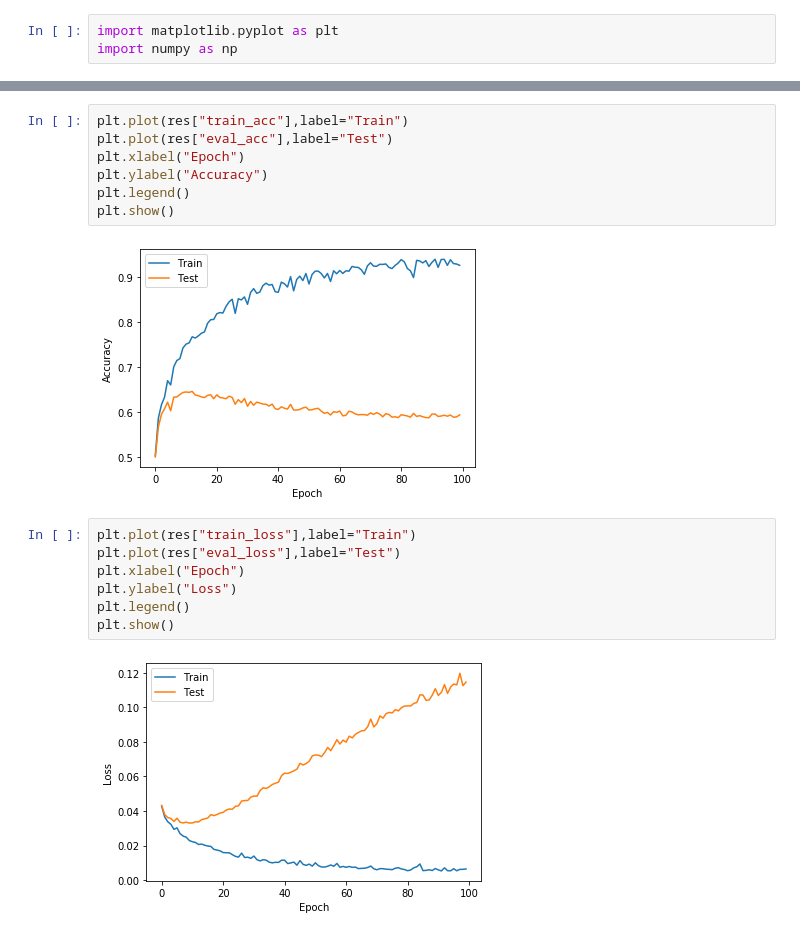
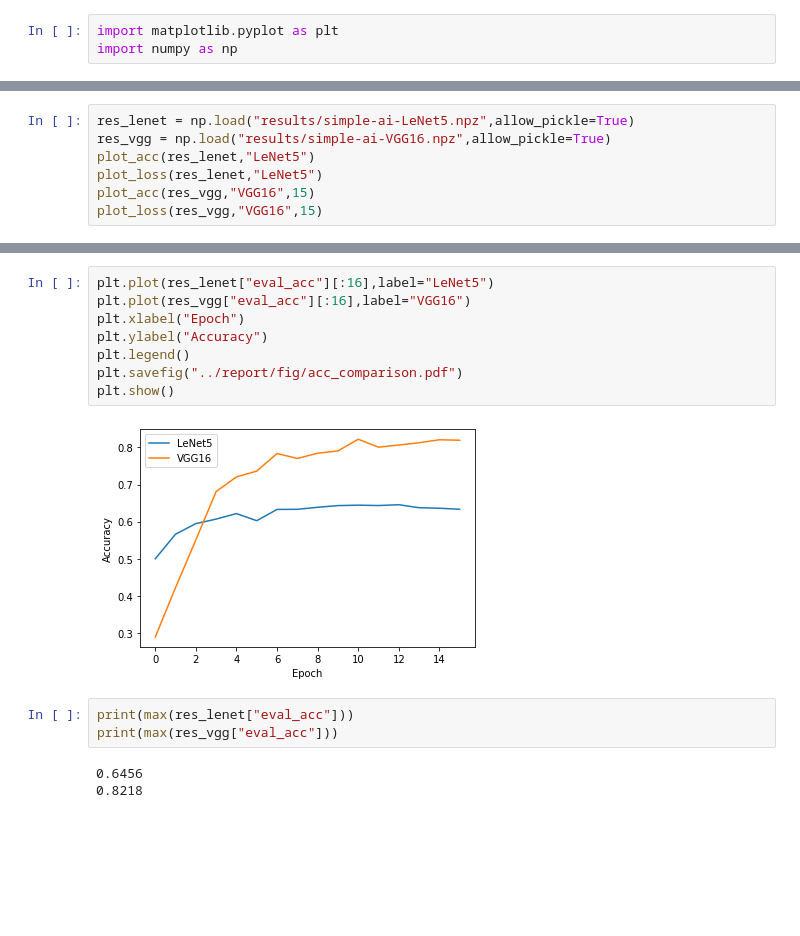
Before and after one commit to chhzh123/Assignments, a Jupyter notebook: DeepLearning/Lab04-Pytorch/code/plot.ipynb, the cells around one changed output, grey strips where cells are left out. Cells and saved outputs as stored; diff of their text form; blank space fills up the shorter version.

Commit message:
[DL] Update Lab04 - report

```diff
--- a/DeepLearning/Lab04-Pytorch/code/plot.ipynb
+++ b/DeepLearning/Lab04-Pytorch/code/plot.ipynb
@@ -5,0 +28,7 @@ res = np.load("results/simple-ai-lenet5.npz",allow_pickle=True)
+# %%
+res_lenet = np.load("results/simple-ai-LeNet5.npz",allow_pickle=True)
+res_vgg = np.load("results/simple-ai-VGG16.npz",allow_pickle=True)
+plot_acc(res_lenet,"LeNet5")
+plot_loss(res_lenet,"LeNet5")
+plot_acc(res_vgg,"VGG16",15)
+plot_loss(res_vgg,"VGG16",15)
@@ -6,18 +40,16 @@ res = np.load("results/simple-ai-lenet5.npz",allow_pickle=True)
 # %%
-plt.plot(res["train_acc"],label="Train")
-plt.plot(res["eval_acc"],label="Test")
+plt.plot(res_lenet["eval_acc"][:16],label="LeNet5")
+plt.plot(res_vgg["eval_acc"][:16],label="VGG16")
 plt.xlabel("Epoch")
 plt.ylabel("Accuracy")
 plt.legend()
+plt.savefig("../report/fig/acc_comparison.pdf")
 plt.show()
 # %% [output]
-[figure, old version]
+[figure, new version]
-# %%
-plt.plot(res["train_loss"],label="Train")
-plt.plot(res["eval_loss"],label="Test")
-plt.xlabel("Epoch")
-plt.ylabel("Loss")
-plt.legend()
-plt.show()
-# %% [output]
-[figure, removed]
+# %%
+print(max(res_lenet["eval_acc"]))
+print(max(res_vgg["eval_acc"]))
+# %% [output]
+0.6456
+0.8218
```
Also changed, not shown: parts of 4 cells of this notebook, 12 other files.
